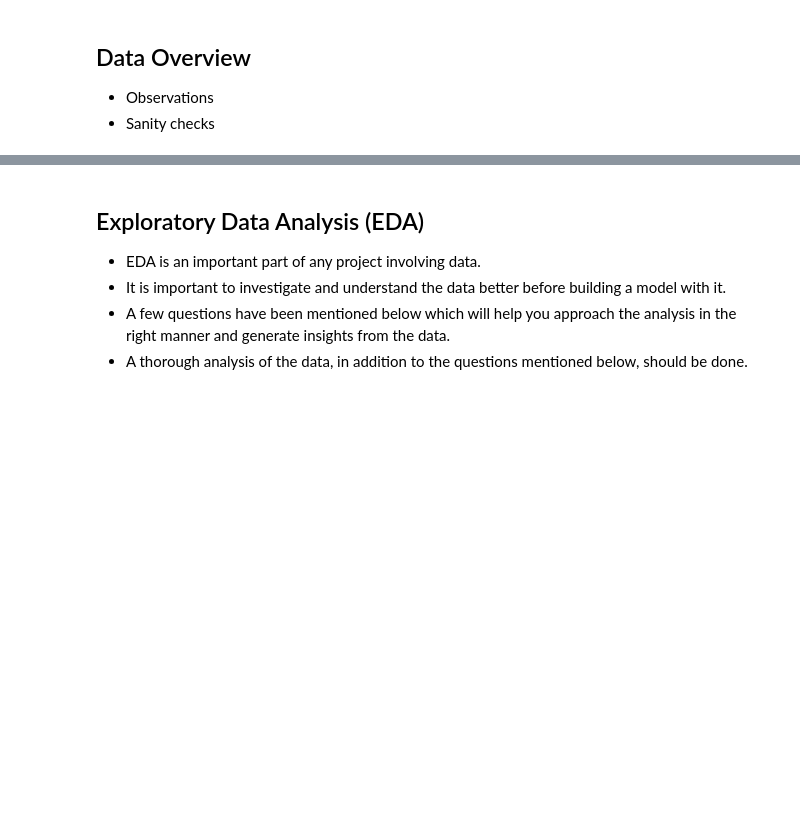
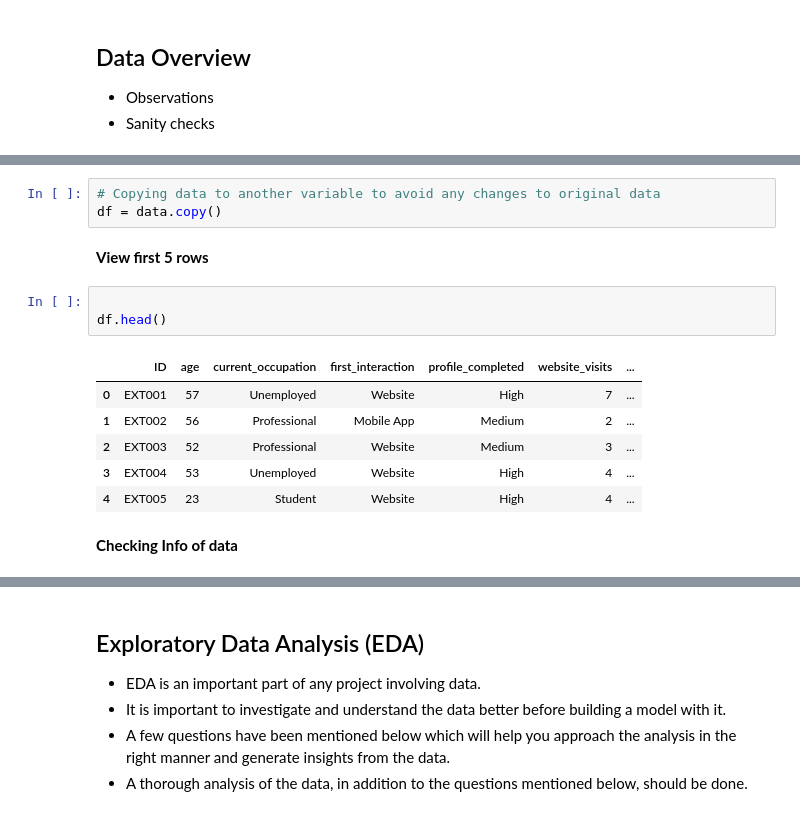
Before and after one commit to mikejoe144/MIT_Course_ElectiveProject, a Jupyter notebook: Learner Notebook - Full Code Version - Potential Customers Prediction.ipynb, the cells around one changed output, grey strips where cells are left out. Drawn from its saved outputs; the diff is of its cells as text; blank space fills up the shorter version.

```diff
--- a/Learner Notebook - Full Code Version - Potential Customers Prediction.ipynb
+++ b/Learner Notebook - Full Code Version - Potential Customers Prediction.ipynb
@@ -58,0 +100,17 @@ The data contains the different attributes of leads and their interaction detail
+# %%
+# Copying data to another variable to avoid any changes to original data
+df = data.copy()
+# %% [markdown]
+**View first 5 rows**
+# %%
+
+df.head()
+# %% [output]
+|  | ID | age | current_occupation | first_interaction | profile_completed | website_visits | ... |
+| 0 | EXT001 | 57 | Unemployed | Website | High | 7 | ... |
+| 1 | EXT002 | 56 | Professional | Mobile App | Medium | 2 | ... |
+| 2 | EXT003 | 52 | Professional | Website | Medium | 3 | ... |
+| 3 | EXT004 | 53 | Unemployed | Website | High | 4 | ... |
+| 4 | EXT005 | 23 | Student | Website | High | 4 | ... |
+# %% [markdown]
+**Checking Info of data**
```
Also changed, not shown: parts of 10 cells of this notebook.
